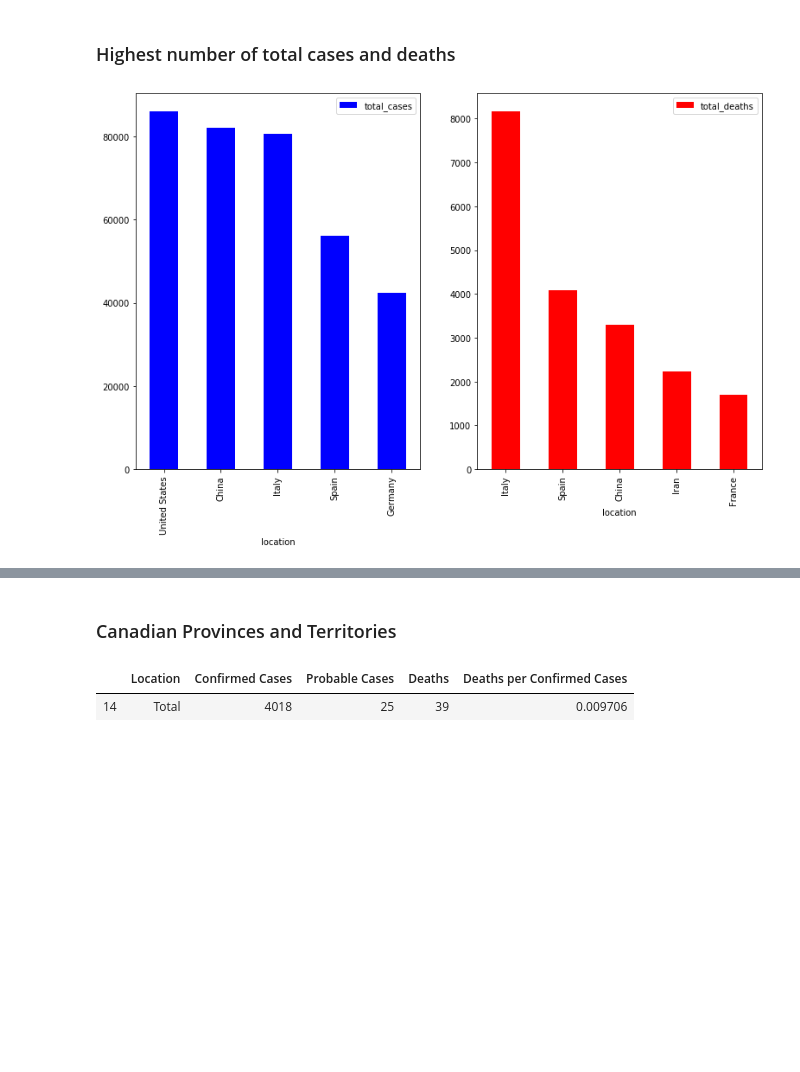
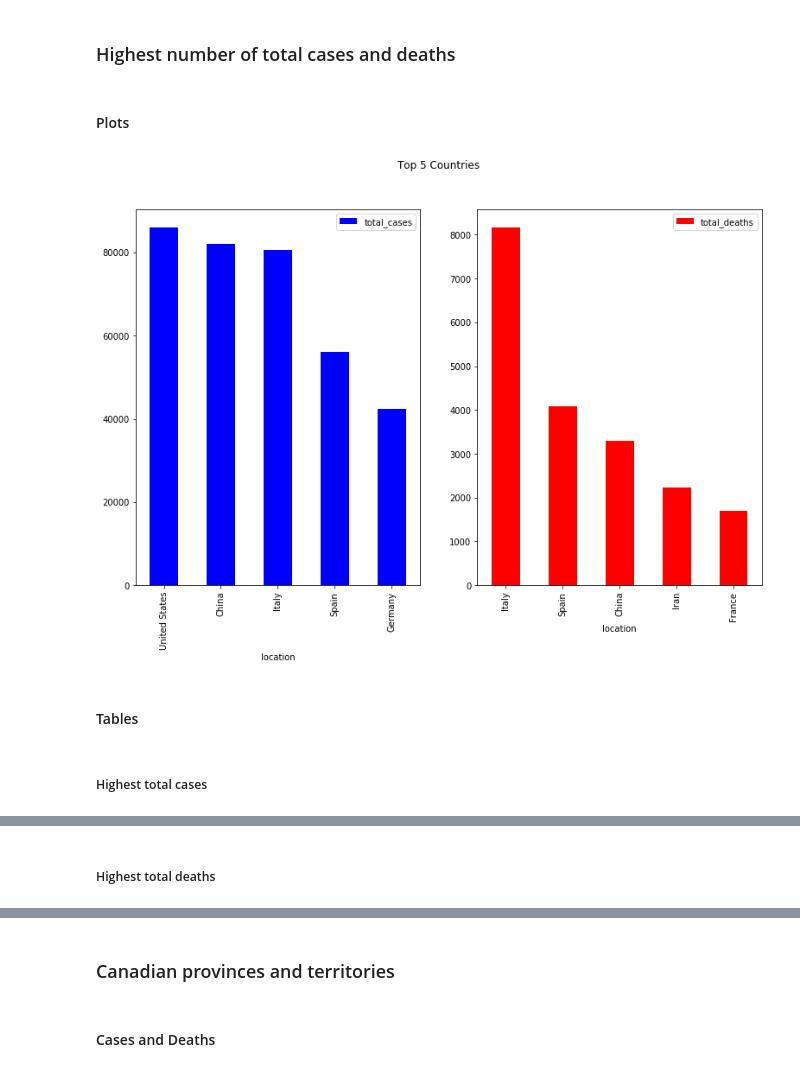
Before and after one commit to ambreen2006/Covid-19-Analysis, a Jupyter notebook: Covid-19-per-capita.ipynb, the cells around one changed output, grey strips where cells are left out. Cells and saved outputs as stored; diff of their text form; code cells hidden in the pictures; blank space fills up the shorter version.

Commit message:
Added new charts for compared countries and per capita analysis for Canadian provinces

```diff
--- a/Covid-19-per-capita.ipynb
+++ b/Covid-19-per-capita.ipynb
@@ -378,13 +354,21 @@ new_cases_selected_country.tail(n = 10)
 # %%
 highest_total_cases = data.nlargest(5, 'total_cases')
 highest_deaths = data.nlargest(5, 'total_deaths')
+# %% [markdown]
+#### Plots
 # %%
-_, (ax1, ax2) = plt.subplots(1, 2, figsize=(13, 8))
+fig, (ax1, ax2) = plt.subplots(1, 2, figsize=(13, 8))
+fig.suptitle('Top 5 Countries')
+
 highest_total_cases.plot(kind = 'bar', y = 'total_cases', color = ['blue'], ax = ax1)
 highest_deaths.plot(kind = 'bar', y = 'total_deaths', color = ['red'], ax = ax2)
 plt.savefig('highest_total_cases_and_deaths.png', bbox_inches = 'tight')
 # %% [output]
-[figure, old version]
+[figure, new version]
+# %% [markdown]
+#### Tables
+# %% [markdown]
+##### Highest total cases
 # %%
 highest_total_cases
 # %% [output]
@@ -395,6 +379,8 @@ highest_total_cases
 | Italy | 6153 | 660 | 80539 | 8165 | 0.001333 | 0.000135 | ... |
 | Spain | 8578 | 655 | 56188 | 4089 | 0.001203 | 0.000088 | ... |
 | Germany | 5780 | 55 | 42288 | 253 | 0.000510 | 0.000003 | ... |
+# %% [markdown]
+##### Highest total deaths
 # %%
 highest_deaths
 # %% [output]
@@ -406,4 +392,4 @@ highest_deaths
 | Iran | 2389 | 157 | 29406 | 2234 | 0.000359 | 0.000027 | ... |
 | France | 3922 | 365 | 29155 | 1696 | 0.000435 | 0.000025 | ... |
 # %% [markdown]
-### Canadian Provinces and Territories
+### Canadian provinces and territories
@@ -417,8 +396,3 @@ canadian_data['Deaths per Confirmed Cases'] = (canadian_data['Deaths'].div(canad
-# %%
-canadian_data_total = canadian_data[canadian_data['Location'] == 'Total']
-canadian_data = canadian_data[canadian_data['Location'] != 'Total']
-canadian_data_total
-# %% [output]
-|  | Location | Confirmed Cases | Probable Cases | Deaths | Deaths per Confirmed Cases |
-| 14 | Total | 4018 | 25 | 39 | 0.009706 |
+# %% [markdown]
+#### Cases and Deaths
 # %%
```
Also changed, not shown: parts of 113 cells of this notebook, 2 other files.
